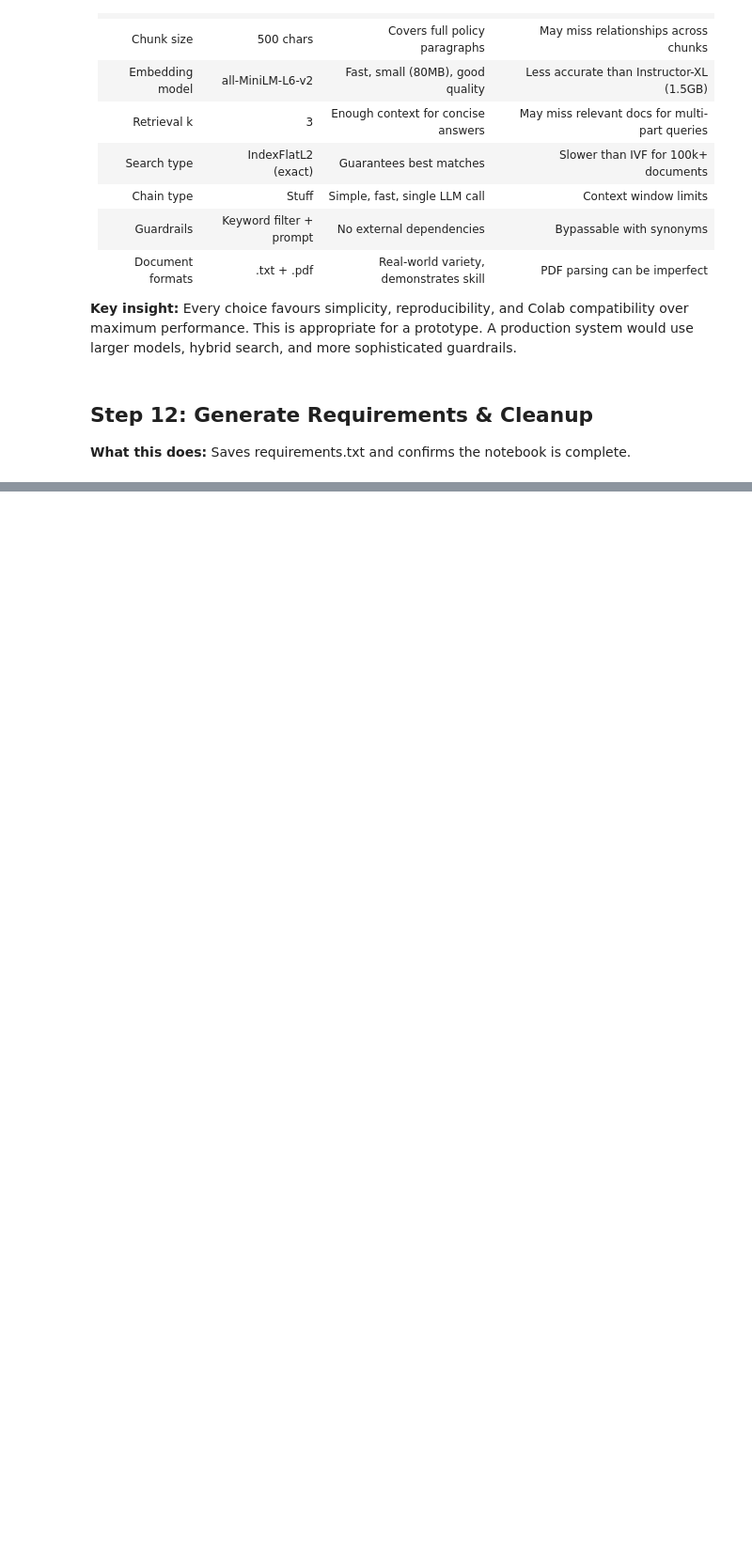
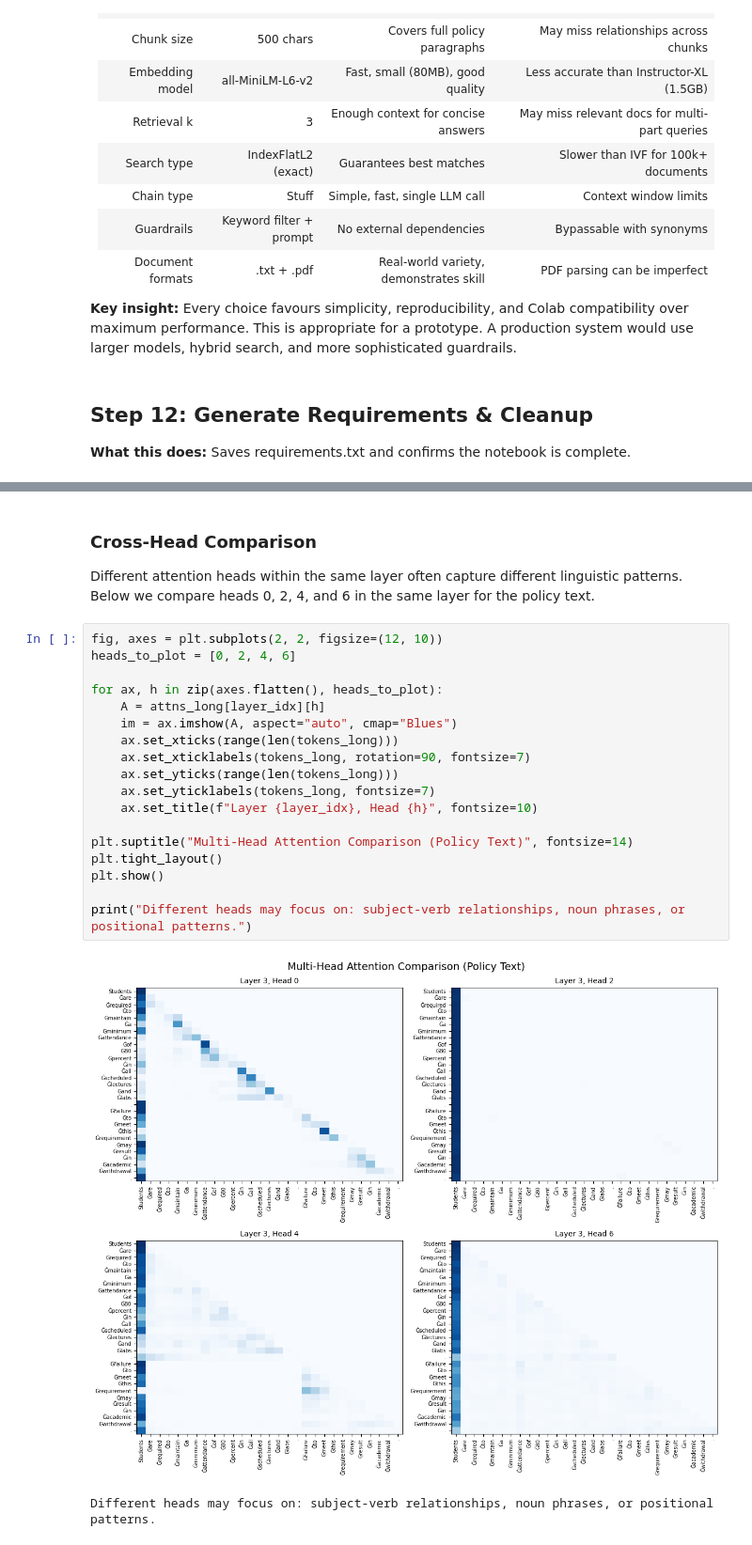
Before and after one commit to Nabil19911/project_module_2, a Jupyter notebook: University_Policy_Assistant.ipynb, the cells around one changed output, grey strips where cells are left out. Shown at 94% size. Cells and saved outputs as stored; diff of their text form; blank space fills up the shorter version.

```diff
--- a/University_Policy_Assistant.ipynb
+++ b/University_Policy_Assistant.ipynb
@@ -648 +987,26 @@ print("requirements.txt generated")
+# %% [markdown]
+### Cross-Head Comparison
+
+Different attention heads within the same layer often capture different linguistic patterns. Below we compare heads 0, 2, 4, and 6 in the same layer for the policy text.
+# %%
+fig, axes = plt.subplots(2, 2, figsize=(12, 10))
+heads_to_plot = [0, 2, 4, 6]
+
+for ax, h in zip(axes.flatten(), heads_to_plot):
+    A = attns_long[layer_idx][h]
+    im = ax.imshow(A, aspect="auto", cmap="Blues")
+    ax.set_xticks(range(len(tokens_long)))
+    ax.set_xticklabels(tokens_long, rotation=90, fontsize=7)
+    ax.set_yticks(range(len(tokens_long)))
+    ax.set_yticklabels(tokens_long, fontsize=7)
+    ax.set_title(f"Layer {layer_idx}, Head {h}", fontsize=10)
+
+plt.suptitle("Multi-Head Attention Comparison (Policy Text)", fontsize=14)
+plt.tight_layout()
+plt.show()
+
+print("Different heads may focus on: subject-verb relationships, noun phrases, or positional patterns.")
+# %% [output]
+[figure, added]
+Different heads may focus on: subject-verb relationships, noun phrases, or positional patterns.
 # %% [markdown]
```
Also changed, not shown: parts of 28 cells of this notebook, 1 other file.
